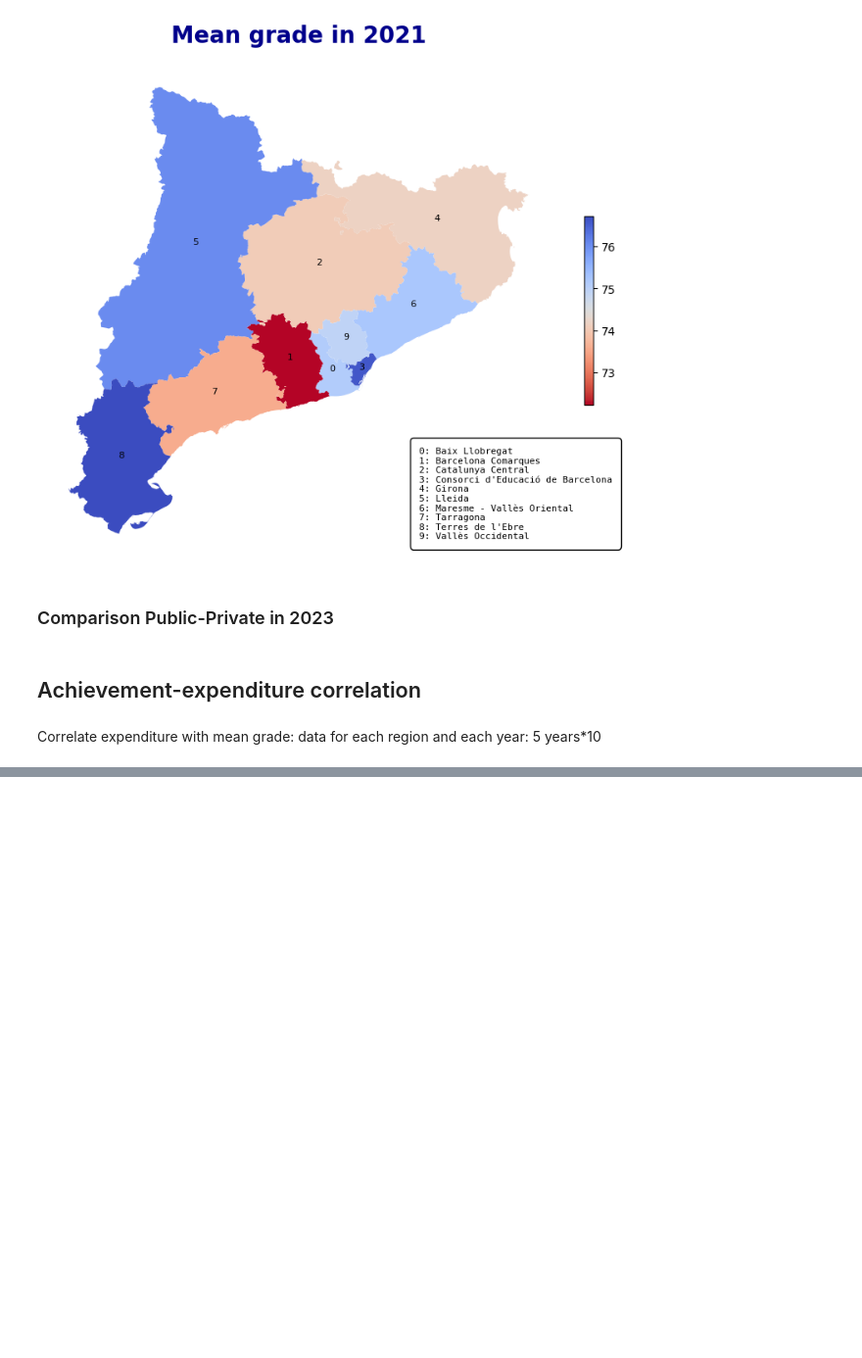
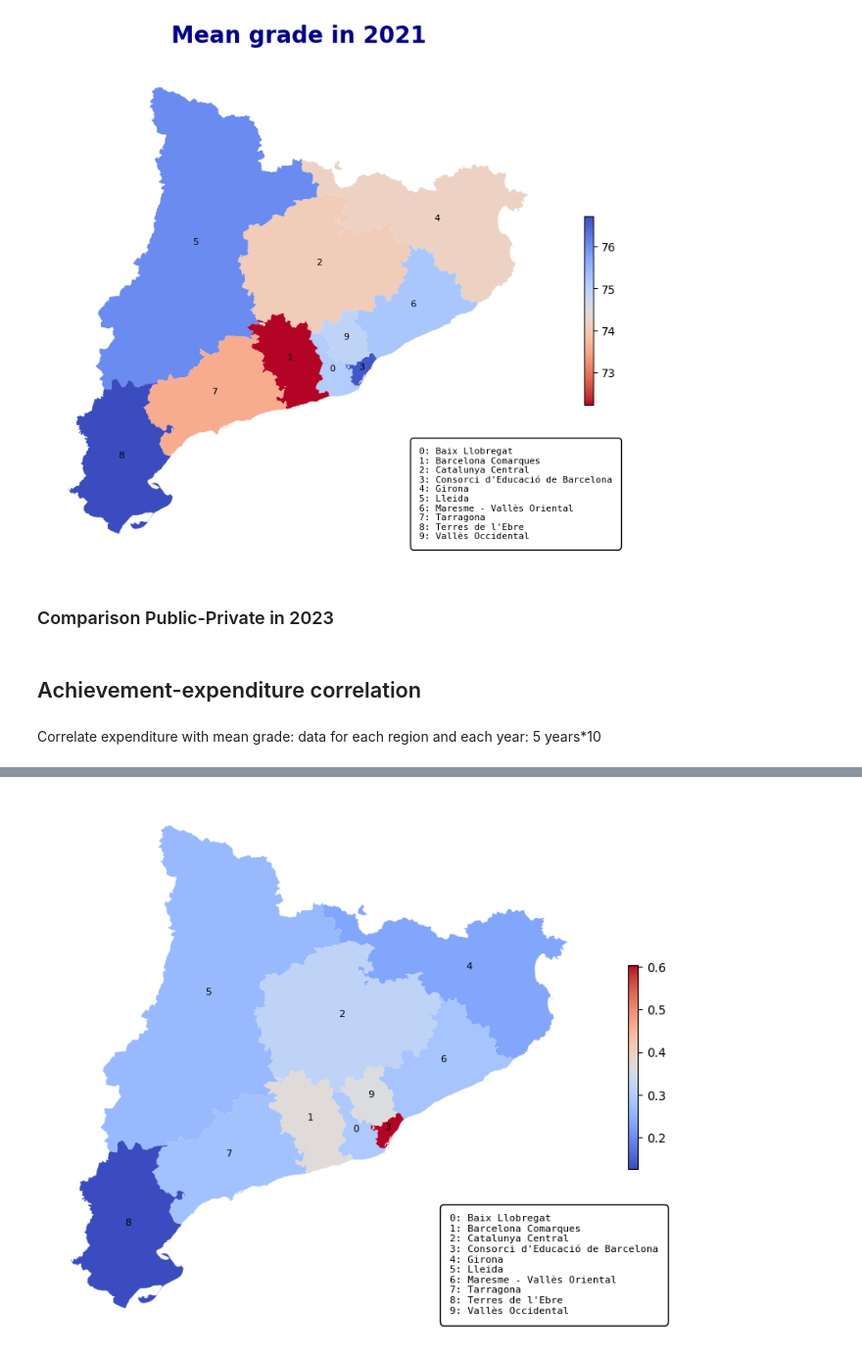
Before and after one commit to edejuan2002/avdm_Competecies, a Jupyter notebook: Eduardo/ed_approach.ipynb, the cells around one changed output, grey strips where cells are left out. Shown at 98% size. Cells and saved outputs as stored; diff of their text form; code cells hidden in the pictures; blank space fills up the shorter version.

```diff
--- a/Eduardo/ed_approach.ipynb
+++ b/Eduardo/ed_approach.ipynb
@@ -335,3 +356,49 @@ Correlation Coefficient: 0.16
+# %%
+# Merge proportions and regions to form proportions_gdf
+proportions2 = proportions.merge(regions, on='area_territorial')
+proportions_gdf = gpd.GeoDataFrame(proportions2, geometry='geometry')
+
+# Plot the map with regions colored by 'Privat'
+fig, ax = plt.subplots(figsize=(10, 10))
+proportions_gdf.plot(column='Privat',
+                     ax=ax,
+                     legend=True,
+                     cmap='coolwarm',
+                     missing_kwds={"color": "lightgrey", "label": "No data"},
+                     legend_kwds={'shrink': 0.3})
+
+# Add region codes as text on the map
+for idx, row in proportions_gdf.iterrows():
+    ax.text(row.geometry.centroid.x, row.geometry.centroid.y,
+            row['code'], fontsize=8, ha='center', color='black')
+
+# Create a string for the mapping of codes to region names
+legend_text = "\n".join([f"{row['code']}: {row['area_territorial']}" for _, row in proportions_gdf.iterrows()])
+
+# Create a box for the legend
+legend_box = TextArea(legend_text, textprops=dict(fontsize=8, family='monospace'))
+anchored_box = AnchoredOffsetbox(loc='lower center',  # Place at the bottom center
+                                 child=legend_box,
+                                 pad=0.5,
+                                 frameon=True,  # Enable the box frame
+                                 bbox_to_anchor=(0.7, 0.2),  # Offset below the plot
+                                 bbox_transform=fig.transFigure,  # Use figure coordinates
+                                 borderpad=0.5)
+anchored_box.patch.set_boxstyle("round,pad=0.3")  # Rounded corners for the box
+ax.add_artist(anchored_box)
+
+# Customize the title
+# plt.title('Proportion of students in private schools',
+#           fontsize=20,
+#           fontweight='bold',
+#           color='darkblue',
+#           loc='center',
+#           pad=20)
+
+plt.axis('off')  # Hide axes
+plt.show()
+# %% [output]
+[figure, added]
 # %%
 # Define the figure and grid layout
 fig = plt.figure(figsize=(15, 7))
```
Also changed, not shown: parts of 6 cells of this notebook, 1 other file.
